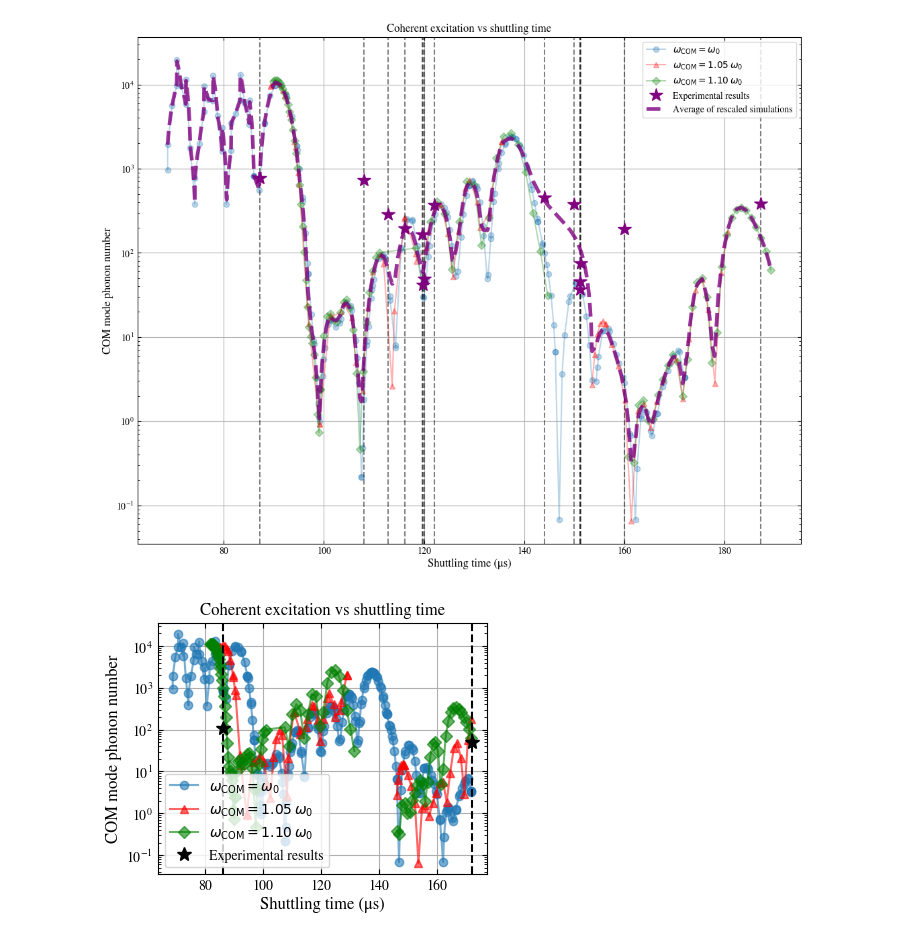
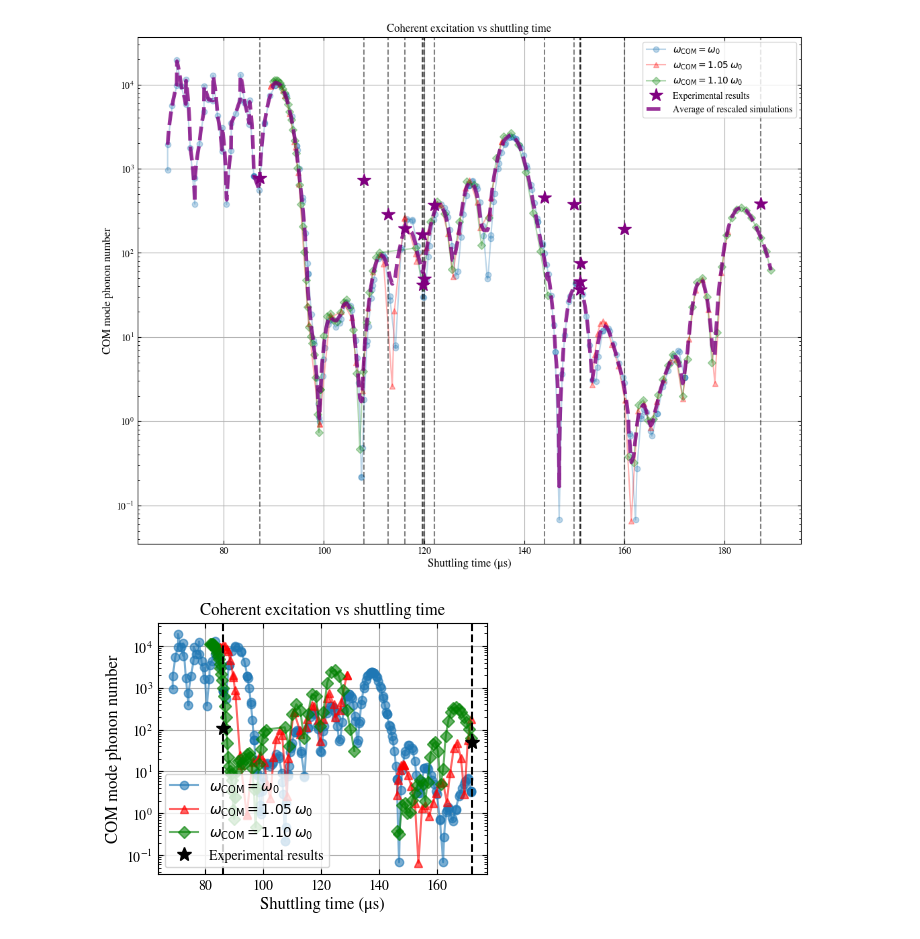
Before and after one commit to HaeffnerLab/Multiplexing, a Jupyter notebook: Ion Shuttling Simulation Time Scan 20250117.ipynb, the cells around one changed output. Cells and saved outputs as stored; diff of their text form; code cells hidden in the pictures.

Commit message:
update the average plot

```diff
--- a/Ion Shuttling Simulation Time Scan 20250117.ipynb
+++ b/Ion Shuttling Simulation Time Scan 20250117.ipynb
@@ -603,38 +603,47 @@ time_0   = merged_shuttling_time                         # ×1
 phonon_0 = merged_phonon_number
 
 time_105   = np.concatenate([t5a,  t5b]) * 1.05          # ×1.05
 phonon_105 = np.concatenate([p5a,  p5b])
 
 time_110   = np.concatenate([t10a, t10b]) * 1.10         # ×1.10
 phonon_110 = np.concatenate([p10a, p10b])
 
-# 计算平均曲线并绘制
-t_avg, p_avg, p_std = build_avg_curve([(time_0,   phonon_0),
-                                       (time_105, phonon_105),
-                                       (time_110, phonon_110)])
+# # 计算平均曲线并绘制
+# t_avg, p_avg, p_std = build_avg_curve([(time_0,   phonon_0),
+#                                        (time_105, phonon_105),
+#                                        (time_110, phonon_110)])
+datasets = [
+    (merged_shuttling_time, merged_phonon_number),             # blue
+    (t5a * 1.05, p5a),                                         # green – part 1
+    (t5b * 1.05, p5b),                                         # green – part 2
+    (t10a * 1.10, p10a),                                       # red   – part 1
+    (t10b * 1.10, p10b)                                        # red   – part 2
+]
+t_avg, p_avg, p_std = build_avg_curve(datasets)
+
 
 plt.plot(t_avg, p_avg, '--', lw=4, color='purple', alpha=0.8,
          label='Average of rescaled simulations')
 # 如需误差带，可取消下一行注释
 # plt.fill_between(t_avg, p_avg-p_std, p_avg+p_std, color='purple', alpha=0.2)
 
 # ------------ 7.  格式化输出 ------------
 plt.xlabel('Shuttling time (μs)', fontsize=12)
 plt.ylabel('COM mode phonon number', fontsize=12)
 plt.title('Coherent excitation vs shuttling time', fontsize=12)
 plt.yscale('log')
 plt.grid(True)
 plt.xticks(fontsize=10)
 plt.yticks(fontsize=10)
 plt.legend()
 
 # 保存图像
 out_dir = Path('./outputs'); out_dir.mkdir(exist_ok=True)
 pdf_filename = out_dir / 'Phonon_number_vs_shuttling_time.pdf'
 plt.savefig(pdf_filename, format='pdf', bbox_inches='tight')
 plt.show()
 # %% [output]
-[figure, old version]
+[figure, new version]
 # %%
 import numpy as np
 import matplotlib.pyplot as plt
```
Also changed, not shown: 2 other files.
